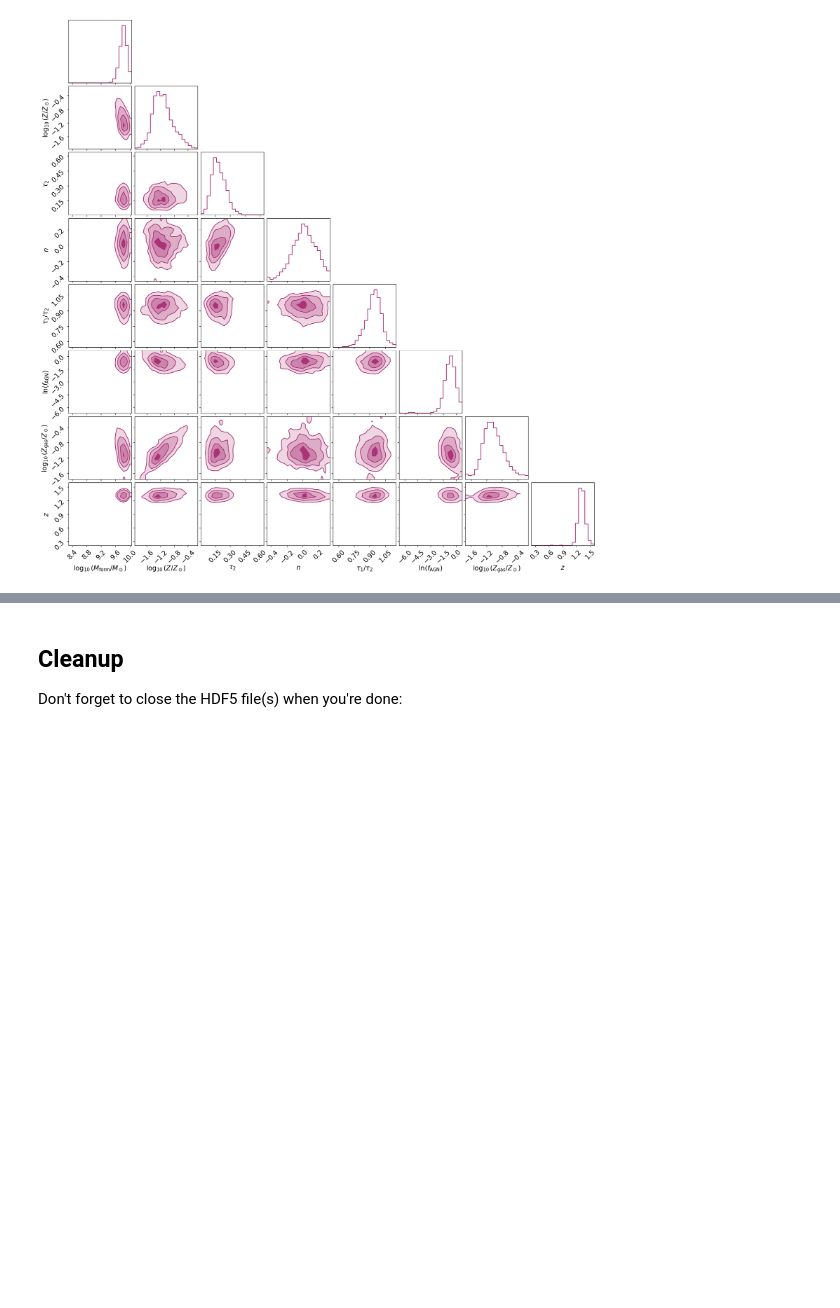
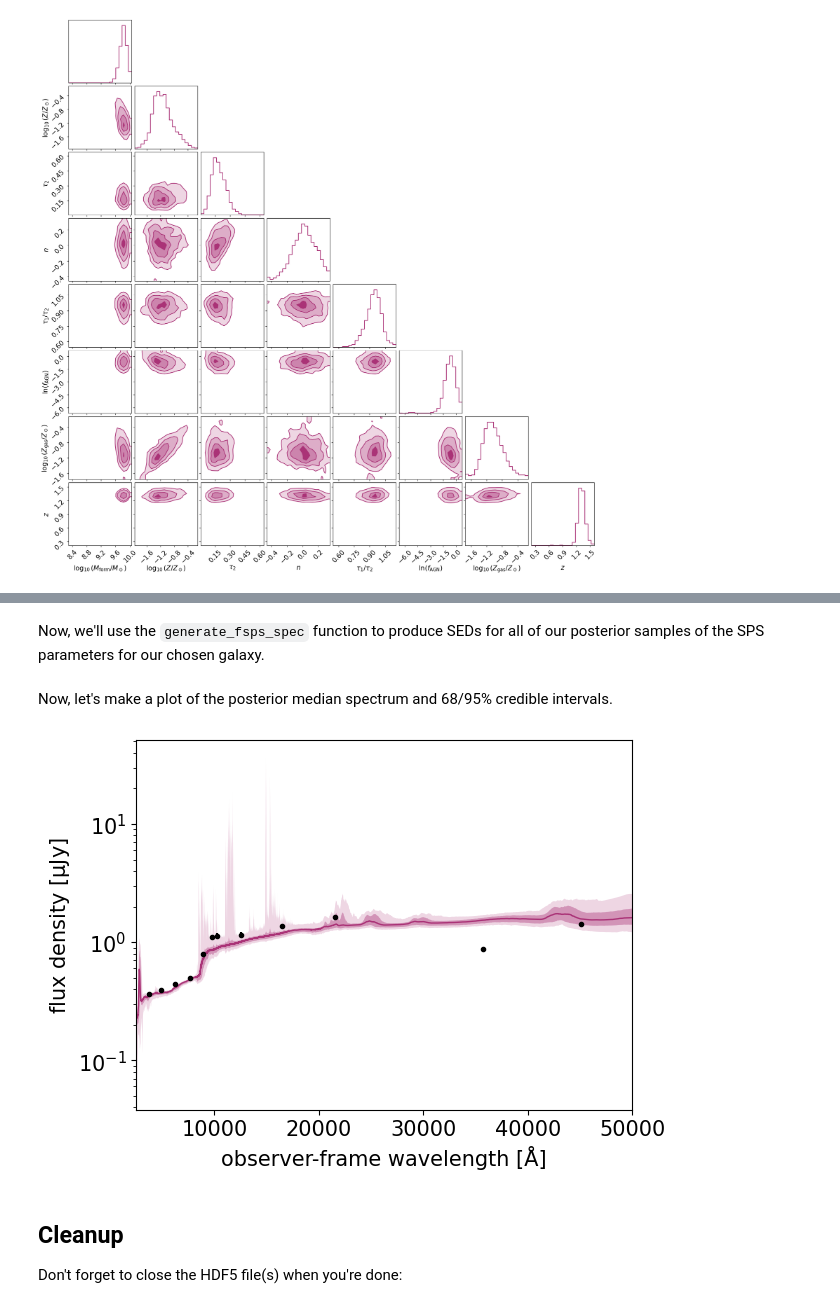
Before and after one commit to Cosmo-Pop/pop-cosmos, a Jupyter notebook: demo/mcmc_catalogue_tutorial.ipynb, the cells around one changed output, grey strips where cells are left out. Drawn from its saved outputs; the diff is of its cells as text; code cells hidden in the pictures; blank space fills up the shorter version.

```diff
--- a/demo/mcmc_catalogue_tutorial.ipynb
+++ b/demo/mcmc_catalogue_tutorial.ipynb
@@ -342,3 +358,57 @@ plt.show()
+# %%
+# load helper utilities
+from pop_cosmos.utils import initialise_fsps, generate_fsps_spec
+
+# initialise FSPS
+pfile, obs, sps, mod = initialise_fsps()
+# %% [markdown]
+Now, we'll use the `generate_fsps_spec` function to produce SEDs for all of our posterior samples of the SPS parameters for our chosen galaxy.
+# %%
+# choose an observer-frame wavelength grid to interpolate our samples onto
+wavegrid = np.linspace(2500, 50000, 47501)
+
+# exponentiate the AGN parameters to the format FSPS expects
+chains = f_samp['samples'][idx]
+chains[:,11:13] = np.exp(chains[:,11:13])
+
+# generate spectra in units of microJy
+# note that the first galaxy you run this for will take a bit longer to get started
+# this is because FSPS will be initialising various things
+rest_wl, obs_wl, obs_spec = generate_fsps_spec(chains, pfile, obs, sps, mod, wavegrid=wavegrid, unit='muJy')
+# %% [markdown]
+Now, let's make a plot of the posterior median spectrum and 68/95% credible intervals.
+# %%
+# COSMOS2020 wideband photometry for this galaxy
+f_obs = np.array([0.1000, 0.1093, 0.1221, 0.1372, 0.2172, 0.2399,
+                  0.3026, 0.3115, 0.3184, 0.3792, 0.4454, 0.3905]) # fluxes in nano maggies
+f_err = np.array([0.0021, 0.0014, 0.0018, 0.0019, 0.0030, 0.0065,
+                  0.0143, 0.0148, 0.0186, 0.0114, 0.0076, 0.0085])
+# effective wavelengths from Weaver+22
+l_eff = np.array([3709, 4847,  6219,  7699,  8894,  35686,
+                  9761, 10216, 12525, 16466, 21557, 45067])
+# convert to microJy
+f_obs = f_obs * 3.631
+f_err = f_err * 3.631
+
+# compute percentiles
+spec_posterior = np.percentile(obs_spec, [2.5, 16, 50, 84, 97.5], axis=0)
+
+# plot median
+plt.plot(obs_wl, spec_posterior[2], color="#AA3377", linewidth=1)
+# 68% credible interval
+plt.fill_between(obs_wl, spec_posterior[1], spec_posterior[3], color="#AA3377", linewidth=0, alpha=0.4)
+# 95% credible interval
+plt.fill_between(obs_wl, spec_posterior[0], spec_posterior[4], color="#AA3377", linewidth=0, alpha=0.2)
+# plot the real data
+plt.errorbar(l_eff, f_obs, yerr=f_err, color="k", linestyle="", marker='.')
+# labels and axes
+plt.xlim(2500, 50000)
+plt.yscale("log")
+plt.xlabel("observer-frame wavelength [Å]")
+plt.ylabel("flux density [$\\mathrm{\\mu}$Jy]")
+plt.show()
+# %% [output]
+[figure, added]
 # %% [markdown]
 ## Cleanup
 
```
Also changed, not shown: parts of 8 cells of this notebook, 2 other files.
